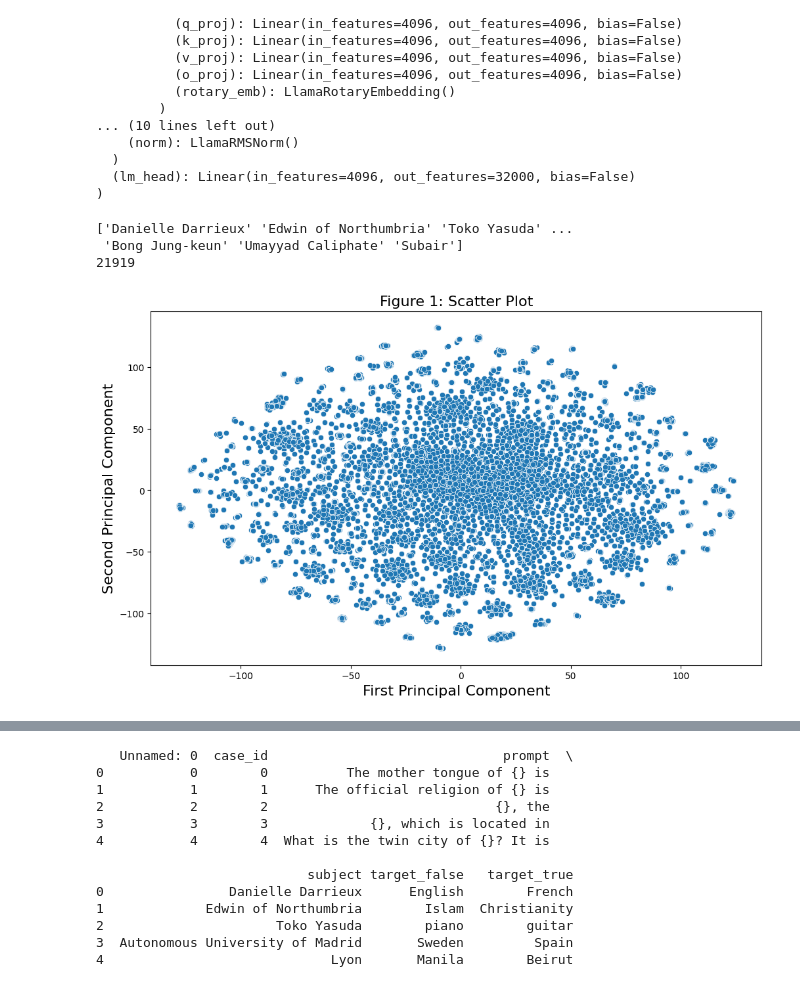
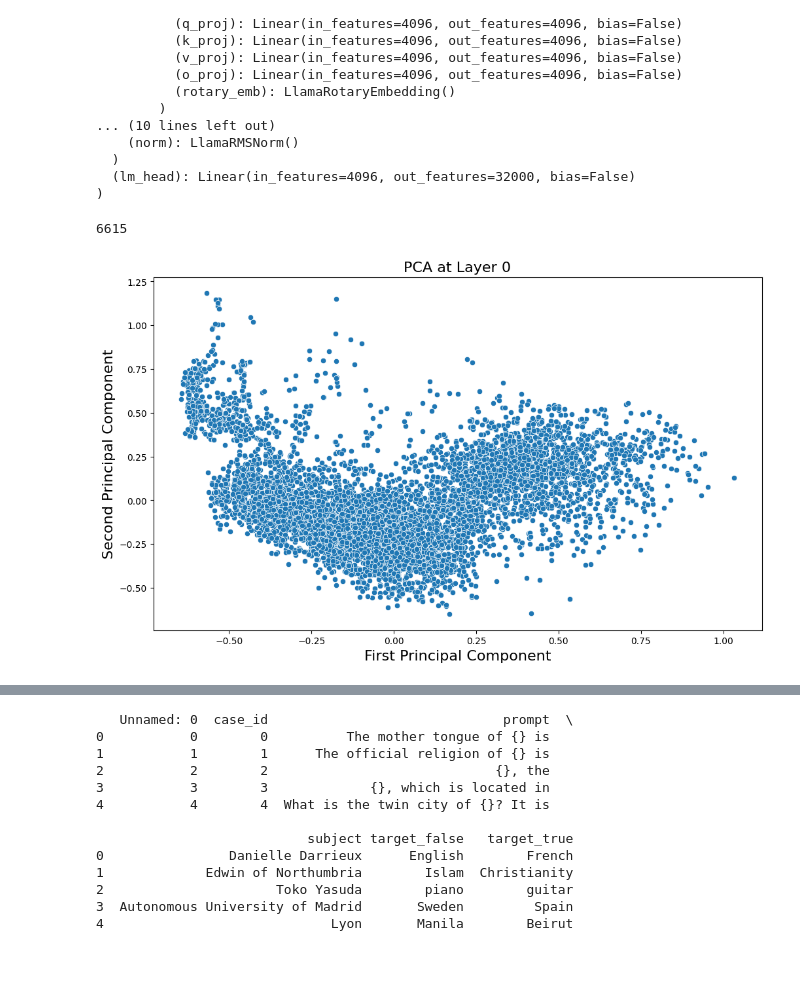
Before and after one commit to KoyenaPal/vocabViz, a Jupyter notebook: chart-code/PCAPlot.ipynb, the cells around one changed output, grey strips where cells are left out. Drawn from its saved outputs; the diff is of its cells as text; code cells hidden in the pictures.

Commit message:
data

```diff
--- a/chart-code/PCAPlot.ipynb
+++ b/chart-code/PCAPlot.ipynb
@@ -66,24 +66,31 @@ def get_layer_hidden_states(model, tok, prefix, layer=31, device="cuda"):
     return tr[layer_names[0]].output[0][:,-1,:]
 # %%
 data_list = pd.read_csv("../data/counterfact.csv").subject.values
-print(data_list)
-print(len(data_list))
+prompt_list = pd.read_csv("../data/counterfact.csv").prompt.values
+target_true_list = pd.read_csv("../data/counterfact.csv").target_true.values
 
+layer = 0
 hidden_states = []
-for data in data_list:
-    curr_hidden_state = get_layer_hidden_states(model, tokenizer, data, layer=0, device="cuda")
-    hidden_states.append(curr_hidden_state.cpu().detach().numpy().squeeze())
+for data, prompt, target in zip(data_list, prompt_list, target_true_list):
+    input_prompt = str(prompt).replace("{}", data)
+    inp = {k: torch.tensor(v)[None].to('cuda') for k, v in tokenizer(input_prompt).items()}
+    outputs = model.generate(**inp,max_new_tokens=3)
+    output_text = tokenizer.batch_decode(outputs)[0]
+    if target in output_text:
+        curr_hidden_state = get_layer_hidden_states(model, tokenizer, data, layer=layer, device="cuda")
+        hidden_states.append(curr_hidden_state.cpu().detach().numpy().squeeze())
-# %% [output]
-['Danielle Darrieux' 'Edwin of Northumbria' 'Toko Yasuda' ...
- 'Bong Jung-keun' 'Umayyad Caliphate' 'Subair']
-21919
+# %%
+len(hidden_states)
+# %% [output]
+6615
 # %%
-from sklearn.manifold import TSNE
+#from sklearn.manifold import PCA
+from sklearn.decomposition import PCA
 n_components = 2
-tsne = TSNE(n_components, random_state=0)
+pca = PCA(n_components, random_state=0)
 data_array = np.stack([curr_hidden_states for curr_hidden_states in hidden_states])
-#principal_components = pca.fit_transform(data_array)
-principal_components = tsne.fit_transform(data_array)
+principal_components = pca.fit_transform(data_array)
+#principal_components = tsne.fit_transform(data_array)
 # Create a DataFrame with the principal components
 PC1 = principal_components[:,0]
 PC2 = principal_components[:,1]
@@ -91,35 +98,35 @@ labels = data_list.astype(str)
 zipped = list(zip(PC1,
                   PC2,
                   labels))
 
 pc_df = pd.DataFrame(zipped,
                      columns=['PC1',
                               'PC2',
                               'Labels'])
 
 plt.figure(figsize=(12,7))
 
 sns.scatterplot(data=pc_df,
                 x="PC1",
                 y="PC2")
 
-plt.title("Figure 1: Scatter Plot",
+plt.title(f"PCA at Layer {layer}",
           fontsize=16)
 plt.xlabel('First Principal Component',
            fontsize=16)
 plt.ylabel('Second Principal Component',
            fontsize=16)
 
 coordinates = []
 def label_point(x, y, val, ax):
     a = pd.concat({'x': x, 'y': y, 'val': val}, axis=1)
     for i, point in a.iterrows():
         coordinates.append((point['x'], point['y'], str(point['val'])))
         # ax.text(point['x']+.02, point['y'], str(point['val']))
 
 label_point(pc_df.PC1, pc_df.PC2, pc_df.Labels, plt.gca())
 # %% [output]
-[figure, old version]
+[figure, new version]
 # %%
 print(coordinates)
 # %% [output]
```
Also changed, not shown: parts of 6 cells of this notebook, 2 other files.
